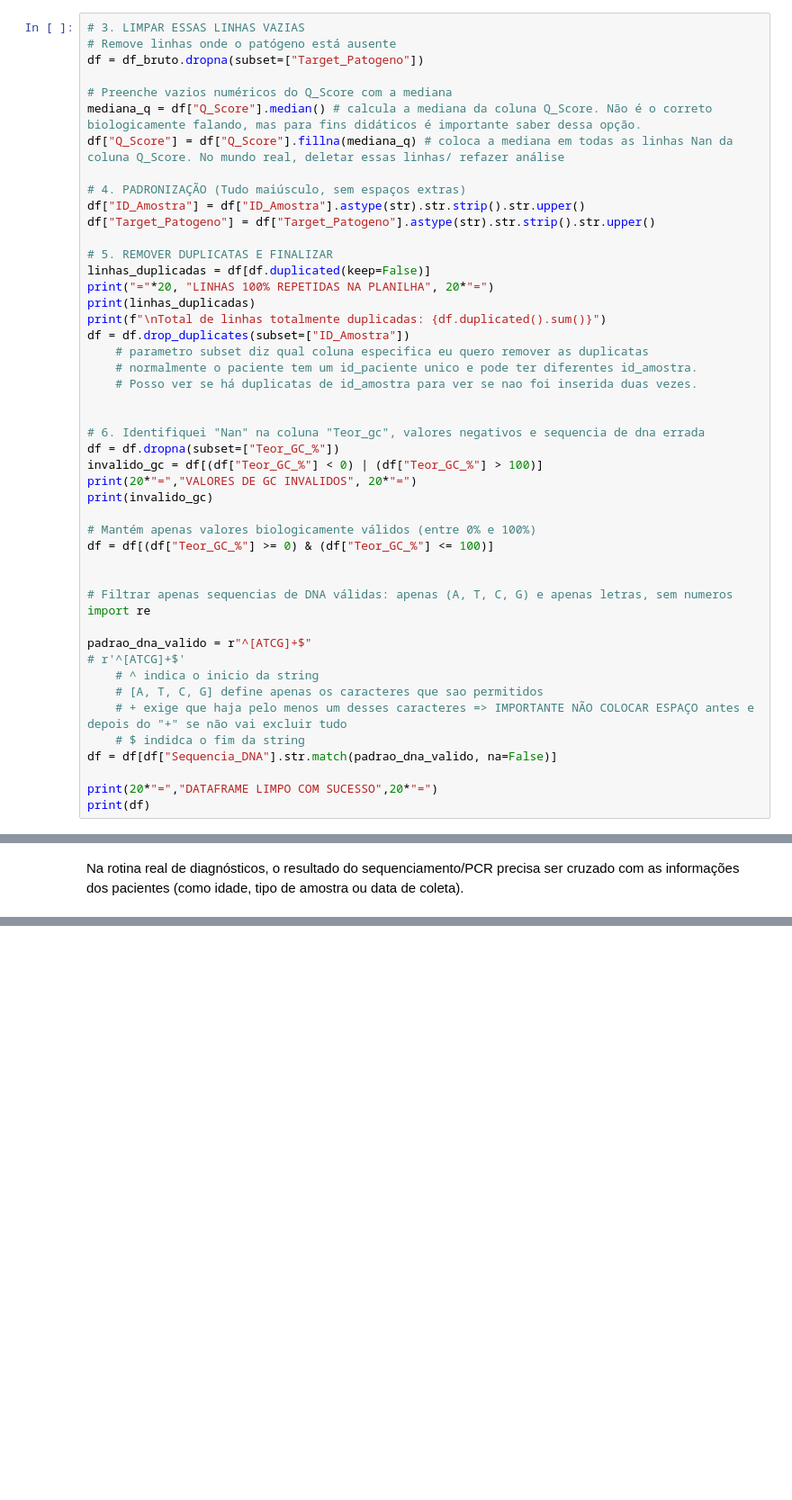
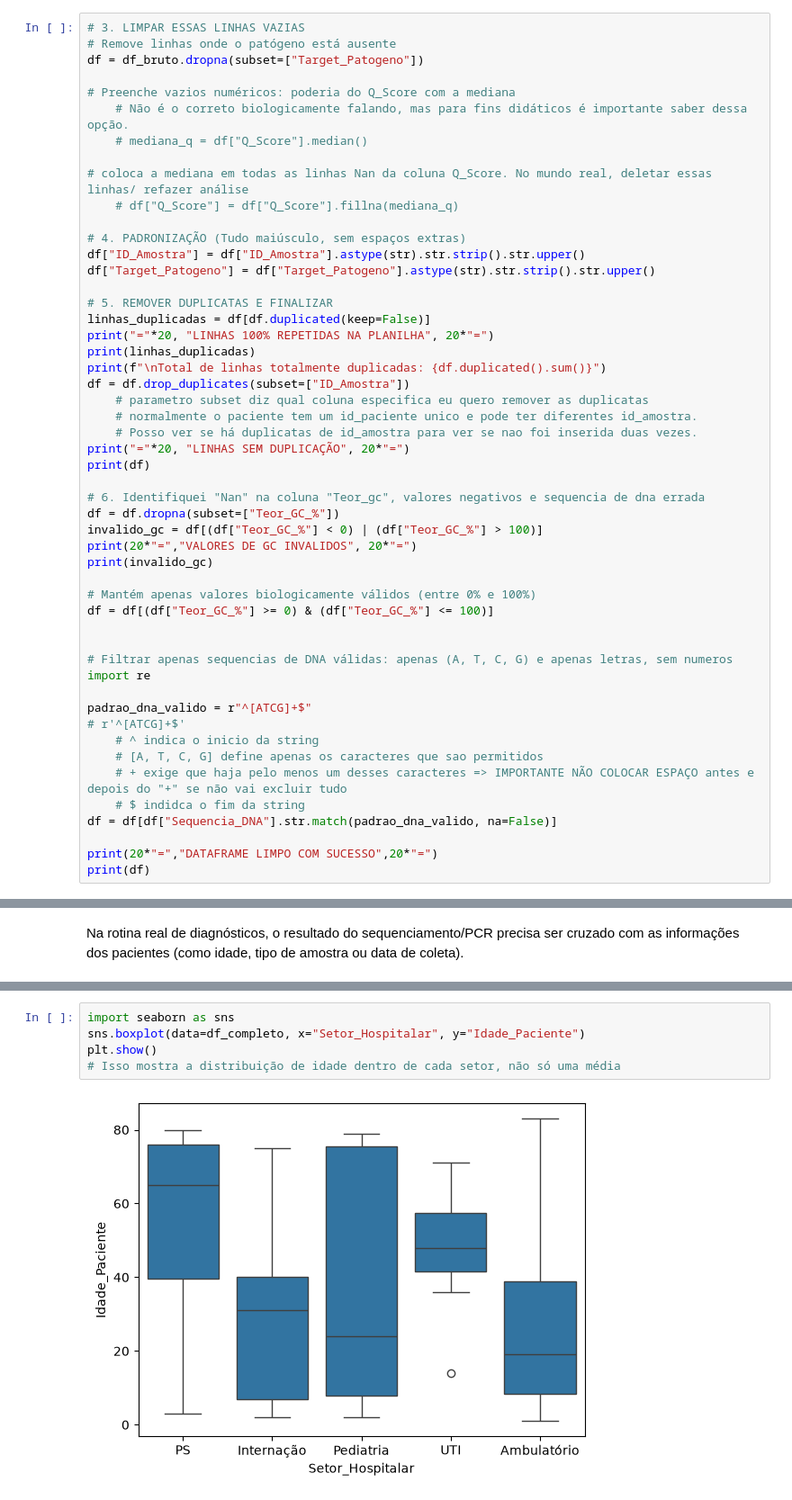
Before and after one commit to larijbpg/dna-analyzer-python, a Jupyter notebook: limpeza_dados_brutos.ipynb, the cells around one changed output, grey strips where cells are left out. Shown at 90% size. Cells and saved outputs as stored; diff of their text form; blank space fills up the shorter version.

```diff
--- a/limpeza_dados_brutos.ipynb
+++ b/limpeza_dados_brutos.ipynb
@@ -121,9 +121,12 @@ Data columns (total 5 columns):
 # Remove linhas onde o patógeno está ausente
 df = df_bruto.dropna(subset=["Target_Patogeno"])
 
-# Preenche vazios numéricos do Q_Score com a mediana
-mediana_q = df["Q_Score"].median() # calcula a mediana da coluna Q_Score. Não é o correto biologicamente falando, mas para fins didáticos é importante saber dessa opção.
-df["Q_Score"] = df["Q_Score"].fillna(mediana_q) # coloca a mediana em todas as linhas Nan da coluna Q_Score. No mundo real, deletar essas linhas/ refazer análise
+# Preenche vazios numéricos: poderia do Q_Score com a mediana
+    # Não é o correto biologicamente falando, mas para fins didáticos é importante saber dessa opção.
+    # mediana_q = df["Q_Score"].median()
+
+# coloca a mediana em todas as linhas Nan da coluna Q_Score. No mundo real, deletar essas linhas/ refazer análise
+    # df["Q_Score"] = df["Q_Score"].fillna(mediana_q)
 
 # 4. PADRONIZAÇÃO (Tudo maiúsculo, sem espaços extras)
 df["ID_Amostra"] = df["ID_Amostra"].astype(str).str.strip().str.upper()
@@ -138,7 +141,8 @@ df = df.drop_duplicates(subset=["ID_Amostra"])
     # parametro subset diz qual coluna especifica eu quero remover as duplicatas
     # normalmente o paciente tem um id_paciente unico e pode ter diferentes id_amostra.
     # Posso ver se há duplicatas de id_amostra para ver se nao foi inserida duas vezes.
-
+print("="*20, "LINHAS SEM DUPLICAÇÃO", 20*"=")
+print(df)
 
 # 6. Identifiquei "Nan" na coluna "Teor_gc", valores negativos e sequencia de dna errada
 df = df.dropna(subset=["Teor_GC_%"])
@@ -274,0 +345,7 @@ df_completo
+# %%
+import seaborn as sns
+sns.boxplot(data=df_completo, x="Setor_Hospitalar", y="Idade_Paciente")
+plt.show()
+# Isso mostra a distribuição de idade dentro de cada setor, não só uma média
+# %% [output]
+[figure, added]
```
Also changed, not shown: parts of 13 cells of this notebook, 1 other file.
